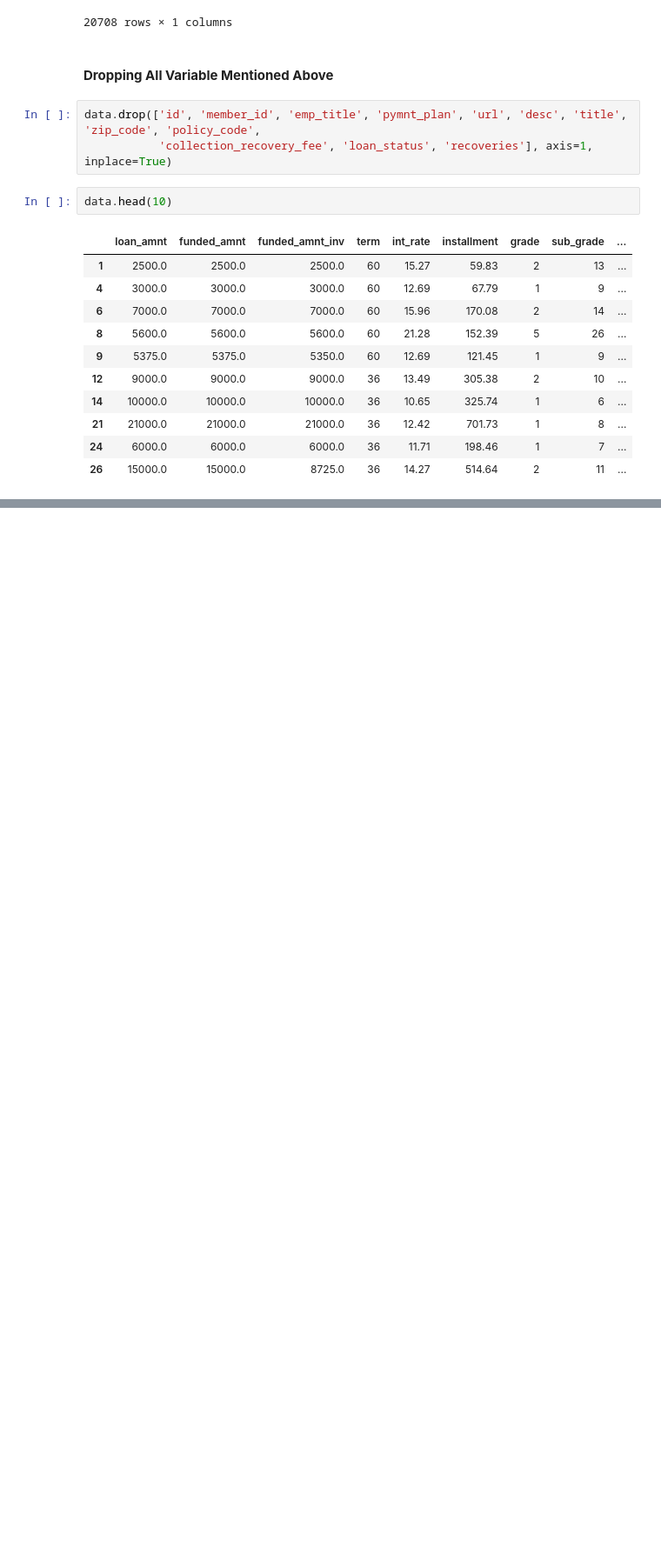
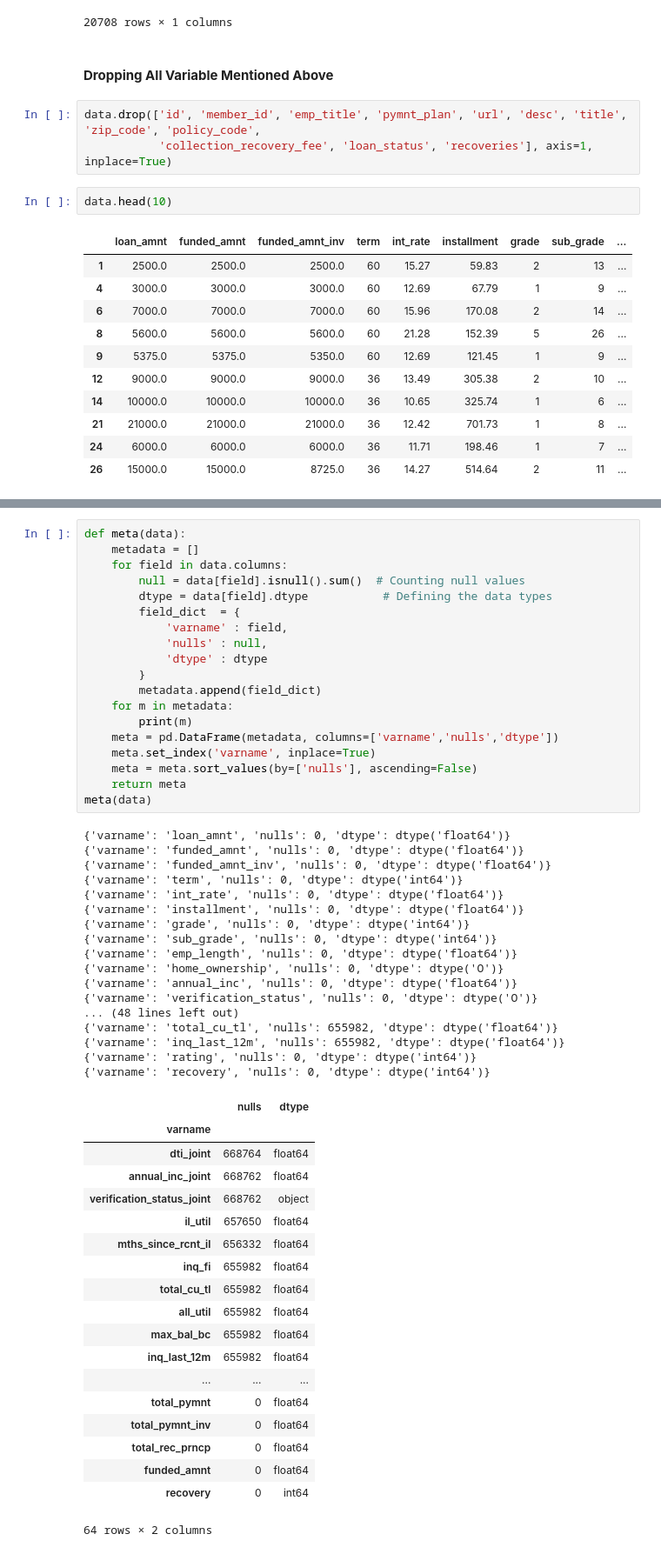
Before and after one commit to akshitvjain/LoanExtensionAnalysis, a Jupyter notebook: loan_classification.ipynb, the cells around one changed output, grey strips where cells are left out. Shown: that part at 87% size. Saved outputs shown, nothing was run; the diff lists cells and outputs as text; blank space fills up the shorter version.

```diff
--- a/loan_classification.ipynb
+++ b/loan_classification.ipynb
@@ -473,0 +476,56 @@ memory usage: 351.9+ MB
+# %%
+def meta(data):
+    metadata = []
+    for field in data.columns:
+        null = data[field].isnull().sum()  # Counting null values
+        dtype = data[field].dtype           # Defining the data types
+        field_dict  = {
+            'varname' : field,
+            'nulls' : null,
+            'dtype' : dtype
+        }
+        metadata.append(field_dict)
+    for m in metadata:
+        print(m)
+    meta = pd.DataFrame(metadata, columns=['varname','nulls','dtype'])
+    meta.set_index('varname', inplace=True)
+    meta = meta.sort_values(by=['nulls'], ascending=False)
+    return meta
+meta(data)
+# %% [output]
+{'varname': 'loan_amnt', 'nulls': 0, 'dtype': dtype('float64')}
+{'varname': 'funded_amnt', 'nulls': 0, 'dtype': dtype('float64')}
+{'varname': 'funded_amnt_inv', 'nulls': 0, 'dtype': dtype('float64')}
+{'varname': 'term', 'nulls': 0, 'dtype': dtype('int64')}
+{'varname': 'int_rate', 'nulls': 0, 'dtype': dtype('float64')}
+{'varname': 'installment', 'nulls': 0, 'dtype': dtype('float64')}
+{'varname': 'grade', 'nulls': 0, 'dtype': dtype('int64')}
+{'varname': 'sub_grade', 'nulls': 0, 'dtype': dtype('int64')}
+{'varname': 'emp_length', 'nulls': 0, 'dtype': dtype('float64')}
+{'varname': 'home_ownership', 'nulls': 0, 'dtype': dtype('O')}
+{'varname': 'annual_inc', 'nulls': 0, 'dtype': dtype('float64')}
+{'varname': 'verification_status', 'nulls': 0, 'dtype': dtype('O')}
+... (48 lines left out)
+{'varname': 'total_cu_tl', 'nulls': 655982, 'dtype': dtype('float64')}
+{'varname': 'inq_last_12m', 'nulls': 655982, 'dtype': dtype('float64')}
+{'varname': 'rating', 'nulls': 0, 'dtype': dtype('int64')}
+{'varname': 'recovery', 'nulls': 0, 'dtype': dtype('int64')}
+|  | nulls | dtype |
+| varname |  |  |
+| dti_joint | 668764 | float64 |
+| annual_inc_joint | 668762 | float64 |
+| verification_status_joint | 668762 | object |
+| il_util | 657650 | float64 |
+| mths_since_rcnt_il | 656332 | float64 |
+| inq_fi | 655982 | float64 |
+| total_cu_tl | 655982 | float64 |
+| all_util | 655982 | float64 |
+| max_bal_bc | 655982 | float64 |
+| inq_last_12m | 655982 | float64 |
+| ... | ... | ... |
+| total_pymnt | 0 | float64 |
+| total_pymnt_inv | 0 | float64 |
+| total_rec_prncp | 0 | float64 |
+| funded_amnt | 0 | float64 |
+| recovery | 0 | int64 |
+64 rows × 2 columns
```
Also changed, not shown: parts of 2 cells of this notebook.
